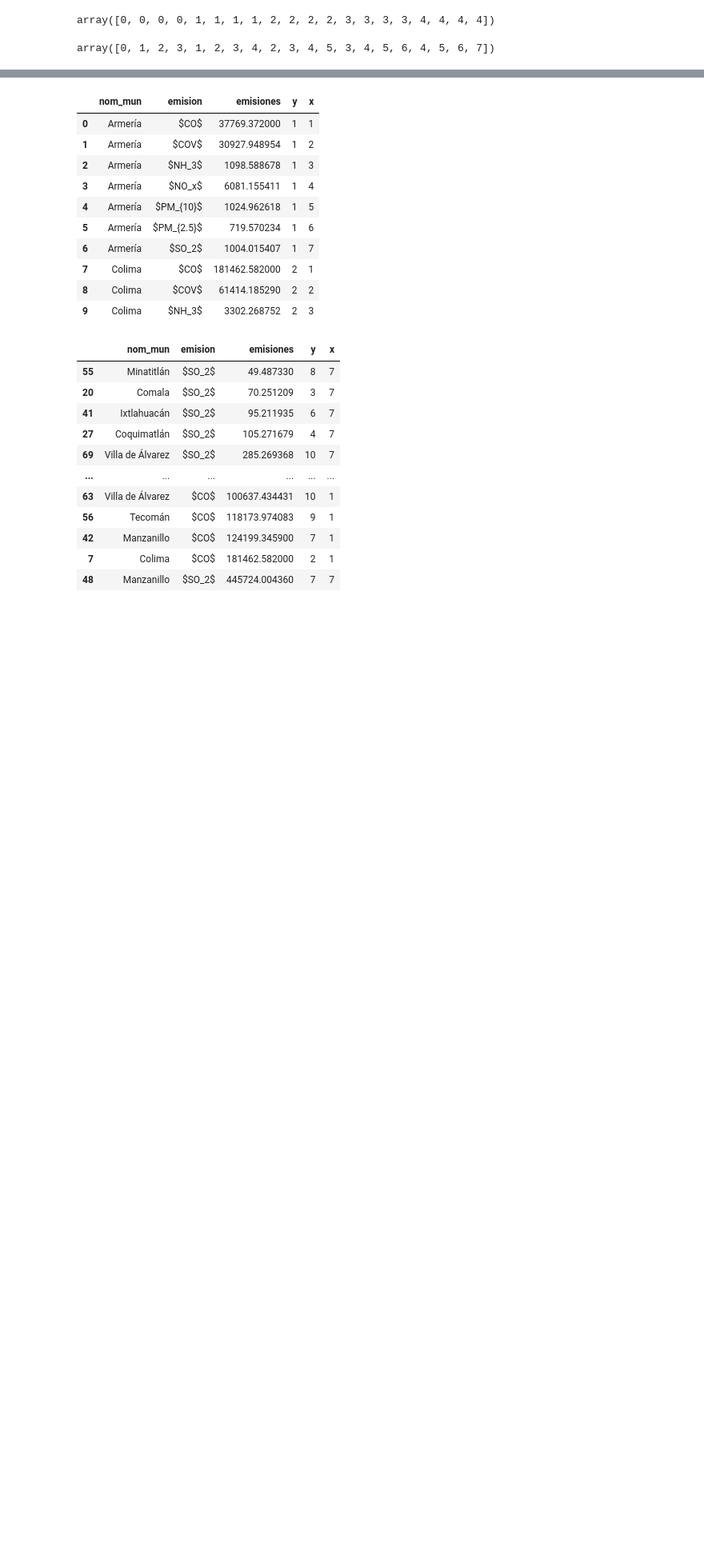
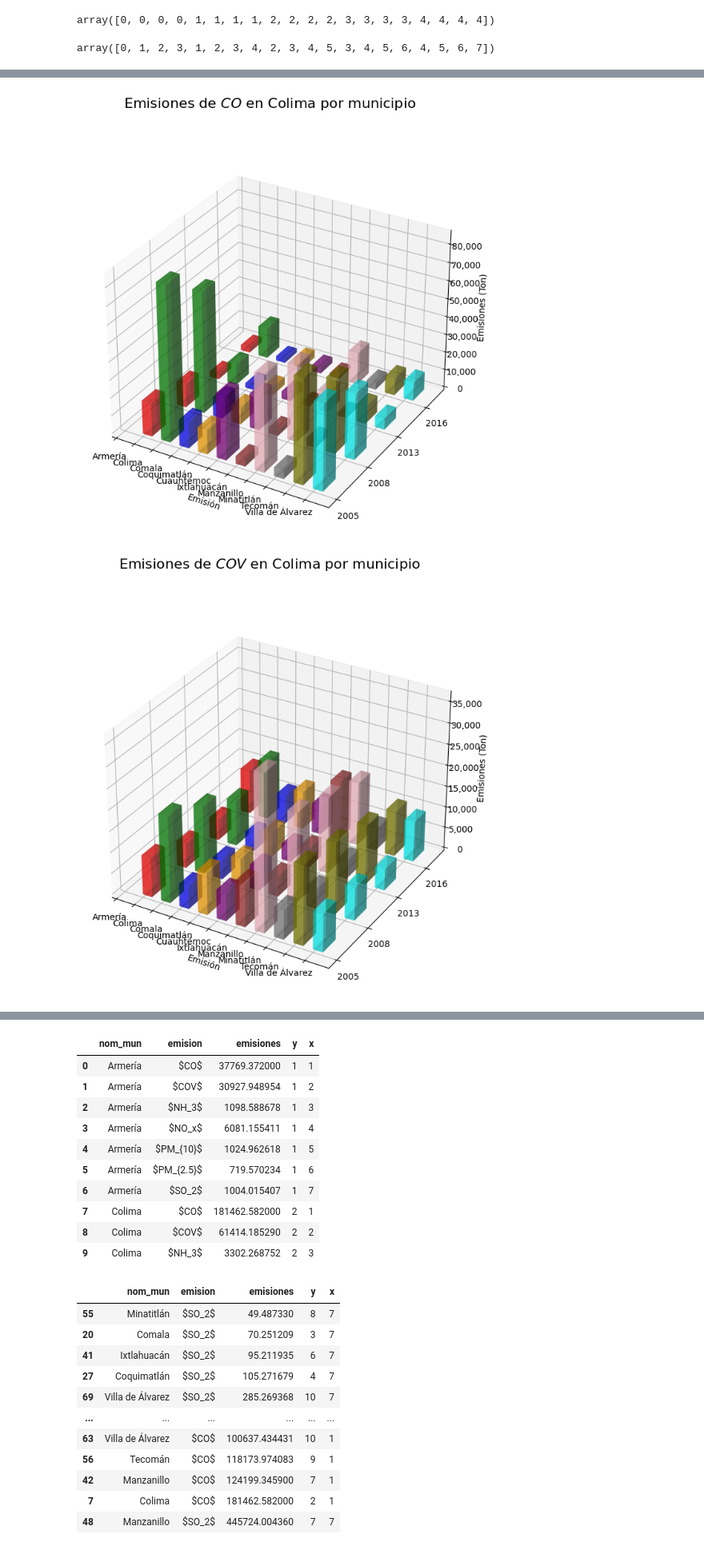
Before and after one commit to pcorner10/pronaces_analisis, a Jupyter notebook: INEM.ipynb, the cells around one changed output, grey strips where cells are left out. Shown at 80% size. Drawn from its saved outputs; the diff is of its cells as text; code cells hidden in the pictures; blank space fills up the shorter version.

```diff
--- a/INEM.ipynb
+++ b/INEM.ipynb
@@ -676,0 +678,12 @@ Name: nom_mun, Length: 280, dtype: object
+# %%
+
+
+total_mun_colima3D.shape
+
+total_mun_colima3D.sort_values(by=['emision','nom_mun', 'year'], inplace=True)
+total_mun_colima3D['x'] = total_mun_colima3D.groupby(by='year').cumcount()
+total_mun_colima3D['y'] = total_mun_colima3D.groupby('nom_mun').cumcount()
+
+y = [0, 1, 2, 3]*70
+
+total_mun_colima3D
@@ -676,0 +704,6 @@ Name: nom_mun, Length: 280, dtype: object
+# %%
+# list of 10 colors by name
+colors = ["red", "green", "blue", "orange", "purple", "brown", "pink", "gray", "olive", "cyan"]
+
+# repeat each color 4 times example: ["red", "red", "red", "red", "green", "green", "green", "green", ...]
+colors = [ color for color in colors for _ in range(4) ]
@@ -676,0 +719,43 @@ Name: nom_mun, Length: 280, dtype: object
+# %%
+for i, emision in total_mun_colima3D.groupby('emision'):
+     fig, ax = plt.subplots(figsize=(8, 8), subplot_kw=dict(projection='3d'))
+
+     bottom = 0
+     width = 0.5
+     depth = 0.4
+
+     # set title to figure
+     fig.suptitle(f"Emisiones de {i} en Colima por municipio", fontsize=16)
+     emision['x'] = emision.groupby(by='year').cumcount()
+
+     ax.sca
+
+     ax.bar3d(
+          emision["x"],
+          y,
+          bottom, width, depth,
+          emision["emisiones"],
+          shade=True,
+          color=colors,
+          alpha=0.5)
+
+     ax.zaxis.set_major_formatter(ticker.FuncFormatter(lambda x, pos: '{:,.0f}'.format(x)))
+
+     ax.set_xticklabels(emision["nom_mun"].unique())
+     # show all ticks
+     ax.set_xticks(np.arange(-1, 10, 1))
+
+     #ax.set_xlim(-1, 11)
+
+     ax.set_yticks(np.arange(0, 4, 1))
+     ax.set_yticklabels(emision["year"].unique())
+     #ax.set_ylim(0, 4)
+
+     ax.set_xlabel("Emisión")
+     ax.set_zlabel("Emisiones (Ton)")
+
+     plt.tight_layout()
+     plt.show()
+# %% [output]
+[figure, added]
+[figure, added]
```
Also changed, not shown: parts of 9 cells of this notebook, 4 other files.
